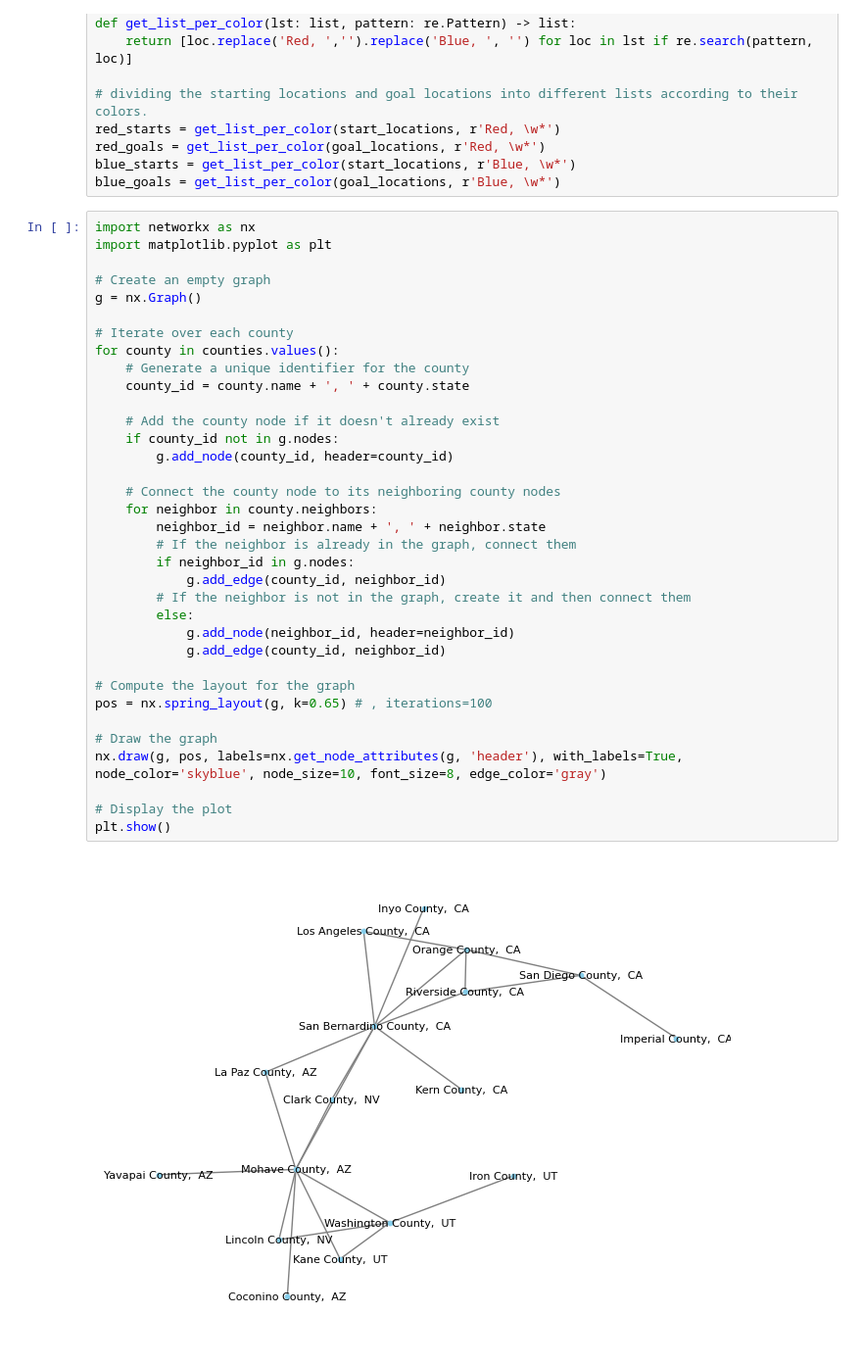
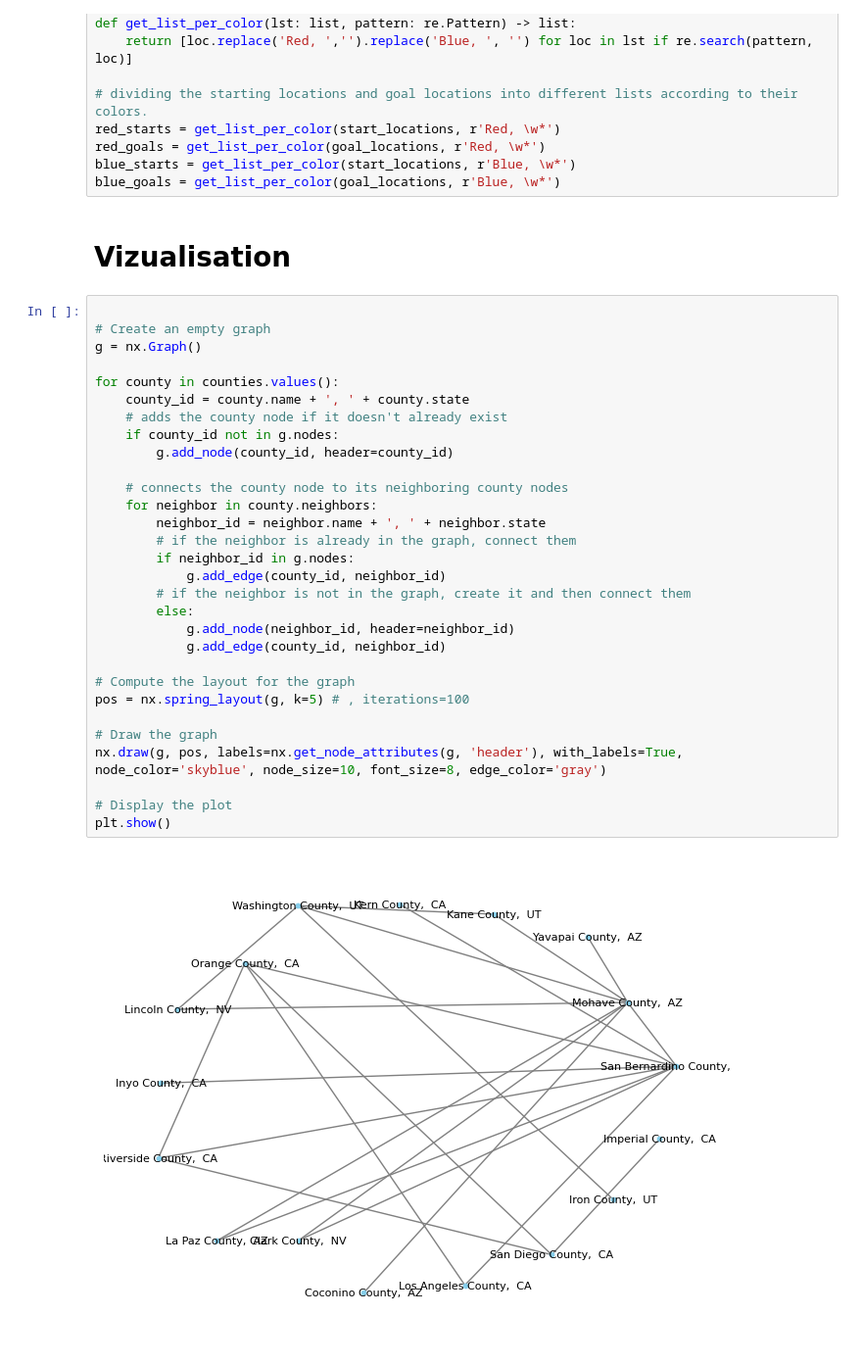
Before and after one commit to yonatan1golan/University, a Jupyter notebook: funds_of_AI/ex_1/test.ipynb, the cells around one changed output. Shown at 98% size. Drawn from its saved outputs; the diff is of its cells as text.

Commit message:
vizualisation for testing

```diff
--- a/funds_of_AI/ex_1/test.ipynb
+++ b/funds_of_AI/ex_1/test.ipynb
@@ -120,40 +119,37 @@ red_starts = get_list_per_color(start_locations, r'Red, \w*')
 red_goals = get_list_per_color(goal_locations, r'Red, \w*')
 blue_starts = get_list_per_color(start_locations, r'Blue, \w*')
 blue_goals = get_list_per_color(goal_locations, r'Blue, \w*')
+# %% [markdown]
+# Vizualisation
 # %%
-import networkx as nx
-import matplotlib.pyplot as plt
 
 # Create an empty graph
 g = nx.Graph()
 
-# Iterate over each county
 for county in counties.values():
-    # Generate a unique identifier for the county
     county_id = county.name + ', ' + county.state
-
-    # Add the county node if it doesn't already exist
+    # adds the county node if it doesn't already exist
     if county_id not in g.nodes:
         g.add_node(county_id, header=county_id)
 
-    # Connect the county node to its neighboring county nodes
+    # connects the county node to its neighboring county nodes
     for neighbor in county.neighbors:
         neighbor_id = neighbor.name + ', ' + neighbor.state
-        # If the neighbor is already in the graph, connect them
+        # if the neighbor is already in the graph, connect them
         if neighbor_id in g.nodes:
             g.add_edge(county_id, neighbor_id)
-        # If the neighbor is not in the graph, create it and then connect them
+        # if the neighbor is not in the graph, create it and then connect them
         else:
             g.add_node(neighbor_id, header=neighbor_id)
             g.add_edge(county_id, neighbor_id)
 
 # Compute the layout for the graph
-pos = nx.spring_layout(g, k=0.65) # , iterations=100
+pos = nx.spring_layout(g, k=5) # , iterations=100
 
 # Draw the graph
 nx.draw(g, pos, labels=nx.get_node_attributes(g, 'header'), with_labels=True, node_color='skyblue', node_size=10, font_size=8, edge_color='gray')
 
 # Display the plot
 plt.show()
 # %% [output]
-[figure, old version]
+[figure, new version]
```
Also changed, not shown: parts of 1 cell of this notebook.
